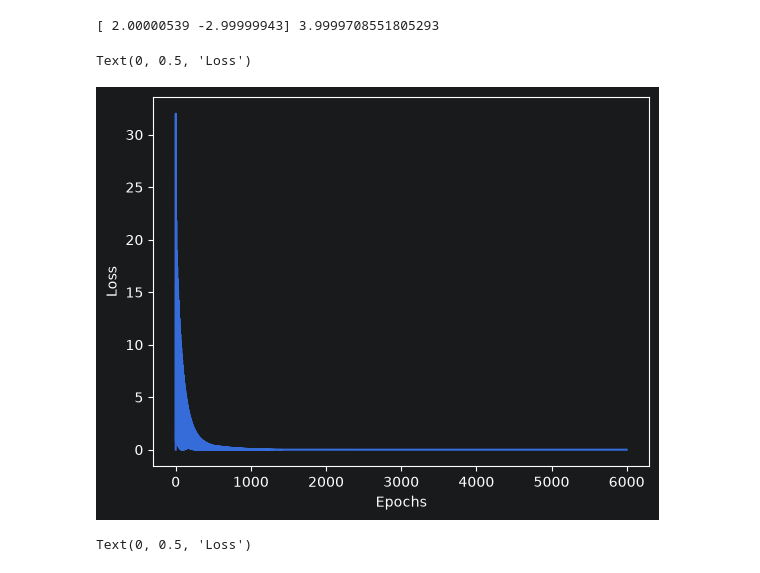
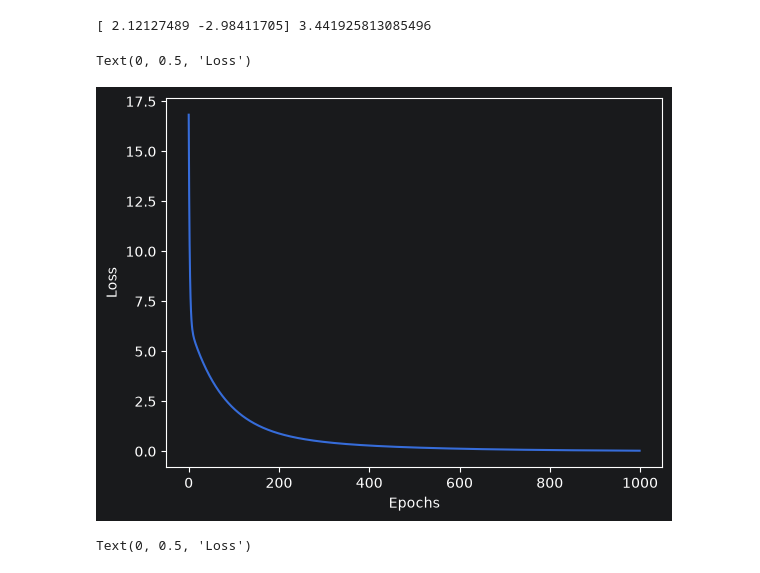
Before and after one commit to LeNangSon/ml-from-scratch-sklearn, a Jupyter notebook: LinearRegression /source.ipynb, the cells around one changed output. Drawn from its saved outputs; the diff is of its cells as text; code cells hidden in the pictures.

Commit message:
add shuffle sample in minibatch GD

```diff
--- a/LinearRegression /source.ipynb
+++ b/LinearRegression /source.ipynb
@@ -62,11 +62,12 @@ class MyLinearRegressionBatchGD(BaseLinearRegression):
             self.coef_ = weights
         return self
 class MyLinearRegressionMiniBatchGD(BaseLinearRegression):
-    def __init__(self,fit_intercept = True, num_epochs = 100, learning_rate = 0.01, batch_size = 32):
+    def __init__(self,random_state = None,fit_intercept = True, num_epochs = 100, learning_rate = 0.01, batch_size = 32):
         super().__init__(fit_intercept = fit_intercept)
         self.learning_rate = learning_rate
         self.num_epochs = num_epochs
         self.batch_size = batch_size
+        self.random_state = random_state
     def fit(self, X, y):
         if(self.fit_intercept):
             one = np.ones((X.shape[0],1))
@@ -76,11 +77,15 @@ class MyLinearRegressionMiniBatchGD(BaseLinearRegression):
 
         weights = np.zeros(ones_X.shape[1])
         self.batch_loss_history_ = []
+        rng = np.random.default_rng(self.random_state)
         for i in range(self.num_epochs):
+            permutations = rng.permutation(ones_X.shape[0])
+            ones_X_shuffle = ones_X[permutations]
+            y_shuffle = y[permutations]
             for start in range(0, X.shape[0] , self.batch_size):
                 end = start + self.batch_size
-                X_batch = ones_X[start: end]
-                y_batch = y[start: end]
+                X_batch = ones_X_shuffle[start: end]
+                y_batch = y_shuffle[start: end]
 
                 loss = 1 / 2 * np.mean((y_batch - X_batch@weights)**2)
                 self.batch_loss_history_.append(loss)
@@ -125,28 +130,28 @@ class MyLinearRegressionSGD(BaseLinearRegression):
 # %%
 X = np.array([
     [1.0, 2.0],
     [2.0, 0.0],
     [3.0, 1.0],
     [4.0, 3.0],
     [5.0, 2.0],
     [6.0, 4.0],
 ])
 
 y = (
     2 * X[:, 0]
     - 3 * X[:, 1]
     + 4
 )
-model = MyLinearRegressionSGD(num_epochs=1000)
+model = MyLinearRegressionMiniBatchGD(num_epochs=1000)
 model.fit(X,y)
 print(model.coef_, model.intercept_)
-plt.plot(model.loss_history_)
+plt.plot(model.batch_loss_history_)
 plt.xlabel("Epochs")
 plt.ylabel("Loss")
 # %% [output]
-[ 2.00000539 -2.99999943] 3.9999708551805293
+[ 2.12127489 -2.98411705] 3.441925813085496
 Text(0, 0.5, 'Loss')
-[figure, old version]
+[figure, new version]
 # %%
 start = 5900
 end = 5906
```
Also changed, not shown: parts of 2 cells of this notebook.
